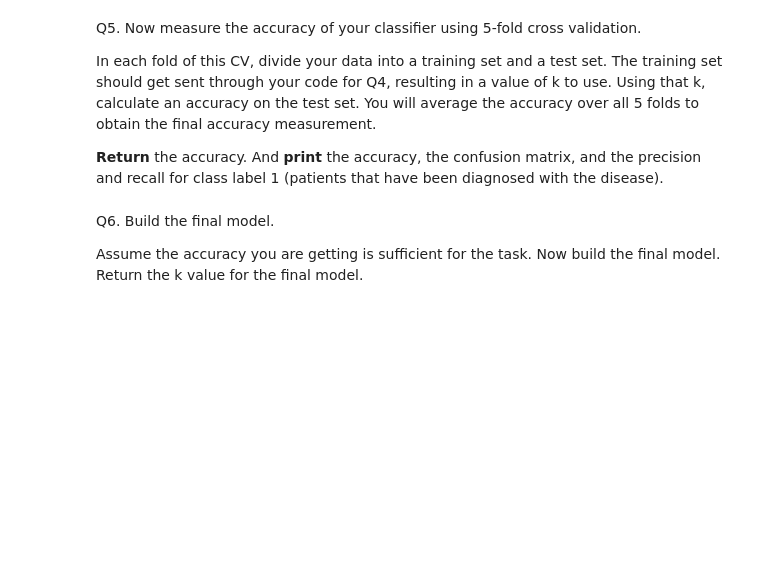
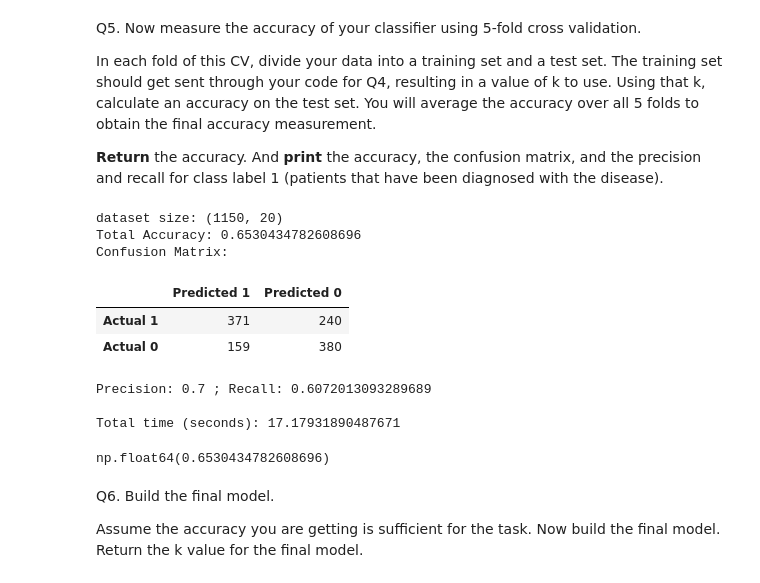
Before and after one commit to sajyra/ml_hw_3, a Jupyter notebook: Assignment3.ipynb, the cells around one changed output. Saved outputs shown, nothing was run; the diff lists cells and outputs as text; code cells hidden in the pictures; blank space fills up the shorter version.

Commit message:
finish most of knn classifier

```diff
--- a/Assignment3.ipynb
+++ b/Assignment3.ipynb
@@ -443,7 +444,9 @@ Caution: Be careful not to use the label in your distance calculation.
 # %%
 def get_distances(point, df):
     # your code goes here
-    df["distance"] = np.linalg.norm(df.values - point, axis=1)
+    point = np.asarray(point) # convert point to numpy array
+    df = pd.DataFrame(df)
+    df["distance"] = np.linalg.norm(df - point, axis=1) # calculate euclidean distance and store in distance col
     return df
 # %% [markdown]
 Q3. Build your KNN classifier.
@@ -456,11 +459,17 @@ Caution: Remember to normalize your data before doing distance calculations.
 # %%
 def run_knn(train_set, test_set, k):
     # your code goes here
-    train_norm, test_norm = normalize_data(train_set, test_set)
-    df = get_distances(test_norm, train_norm)
-    k_smallest = df.nsmallest(k, "distance")
-    print(k_smallest)
-    return None
+    train_norm, test_norm = normalize_data(train_set, test_set) # normalize datasets
+    predictions = list()
+    for point in np.asarray(test_norm):  # Loop through all vals in test set and calculate the distance
+        df = get_distances(point, train_norm)
+        k_smallest = df.nsmallest(k, "distance") # Find the k with the smallest distance
+        train_df = pd.DataFrame(train_set)
+        labels = train_df.iloc[k_smallest.index, -1] # Find the label of the k smallest
+        pred = labels.mode().iloc[0] # Pick the majority of the labels to add to predictions before returning
+        predictions.append(pred)
+
+    return np.array(predictions)
 # %% [markdown]
 Q4. Find the best value of k for this data.
 
@@ -480,20 +513,75 @@ In each fold of this CV, divide your data into a training set and a test set. Th
 # %%
 import time
 
 def run_CV(filename):
     # read in data
     data = pd.read_csv(filename, header = None)
     print("dataset size:", data.shape)
 
     start_time = time.time()
 
     # your code goes here
+    indicies = np.arange(len(data))
+    splits = np.array_split(indicies, 5) # split dataset into 5 folds
+    predictions = list()
+    actual = list()
+    accuracies = list()
+    for i in range (5):
+        test_index = splits[i]  # pick i as test set
+        train_indices = np.concatenate([splits[j] for j in range(5) if j != i])  # pick everything else as training set
+        test_set = data.iloc[test_index]
+        train_set = data.iloc[train_indices]
+        best_k = find_best_k(train_set) # find the best k
+        cur_preds = run_knn(train_set, test_set, best_k) # run knn classifier based on our k
 
+        # compare predictions and actual to get accuracy of this fold
+        cur_actual = test_set.iloc[:, -1].to_numpy()
+        accuracy = np.mean(cur_preds == cur_actual)
+        accuracies.append(accuracy)
+
+        # Save predictions and actual values for confusion matrix
+        predictions.extend(cur_preds)
+        actual.extend(cur_actual)
+
+    total_accuracy = np.mean(accuracies) # Average accuracy across all folds
+    predictions = np.array(predictions)
+    actual = np.array(actual)
+    TP = np.sum((predictions == 1) & (actual == 1)) # find true positive rate
+    TN = np.sum((predictions == 0) & (actual == 0)) # find true negative rate
+    FP = np.sum((predictions == 1) & (actual == 0)) # find false positive rate
+    FN = np.sum((predictions == 0) & (actual == 1)) # find false negative rate
+
+    if TP + FP == 0: # calculate precision
+        precision = 0
+    else:
+        precision = TP / (TP + FP)
+
+    if TP + FN == 0: # calculate recall
+        recall = 0
+    else:
+        recall = TP / (TP + FN)
+
+    # print all required metrics
+    print("Total Accuracy:", total_accuracy)
+    print("Confusion Matrix:")
+    print_confusion_matrix(TP, FN, FP, TN)
+    print("Precision:", precision, "; Recall:", recall)
     end_time = time.time()
     print('\nTotal time (seconds):', end_time - start_time)
-    return 0
+    return total_accuracy
 
 run_CV('messidor_features.txt')
+# %% [output]
+dataset size: (1150, 20)
+Total Accuracy: 0.6530434782608696
+Confusion Matrix:
+|  | Predicted 1 | Predicted 0 |
+| Actual 1 | 371 | 240 |
+| Actual 0 | 159 | 380 |
+Precision: 0.7 ; Recall: 0.6072013093289689
+
+Total time (seconds): 17.17931890487671
+np.float64(0.6530434782608696)
 # %% [markdown]
 Q6. Build the final model.
 
```
Also changed, not shown: parts of 7 cells of this notebook.
